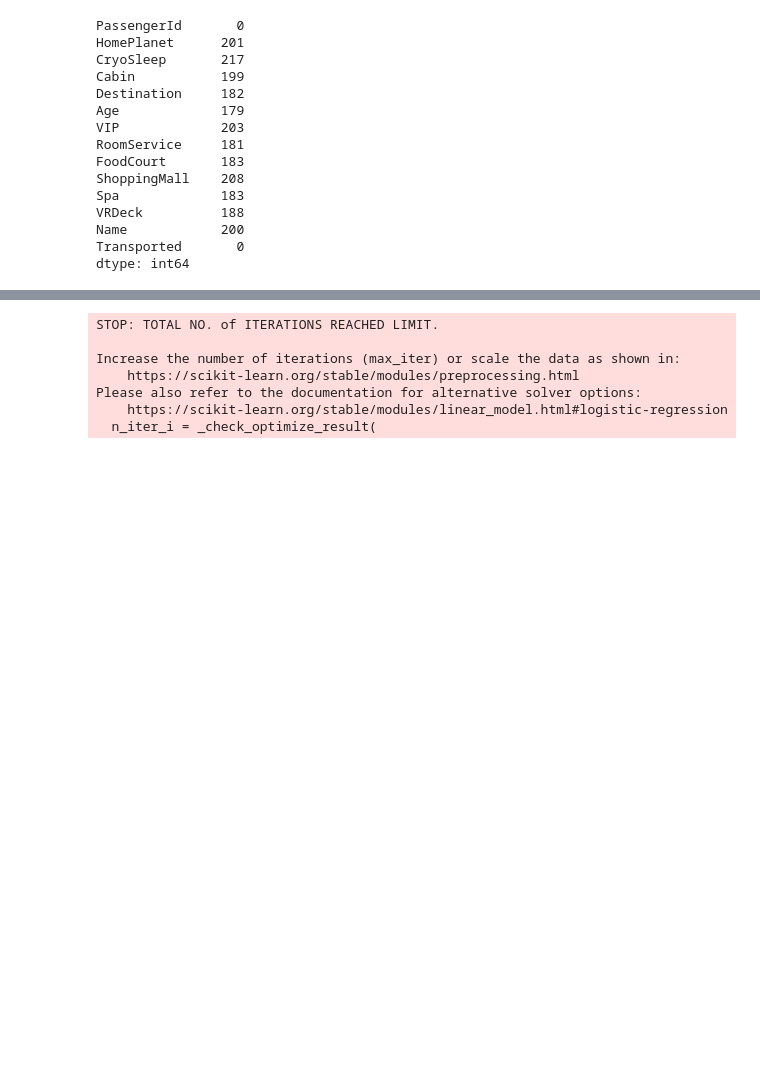
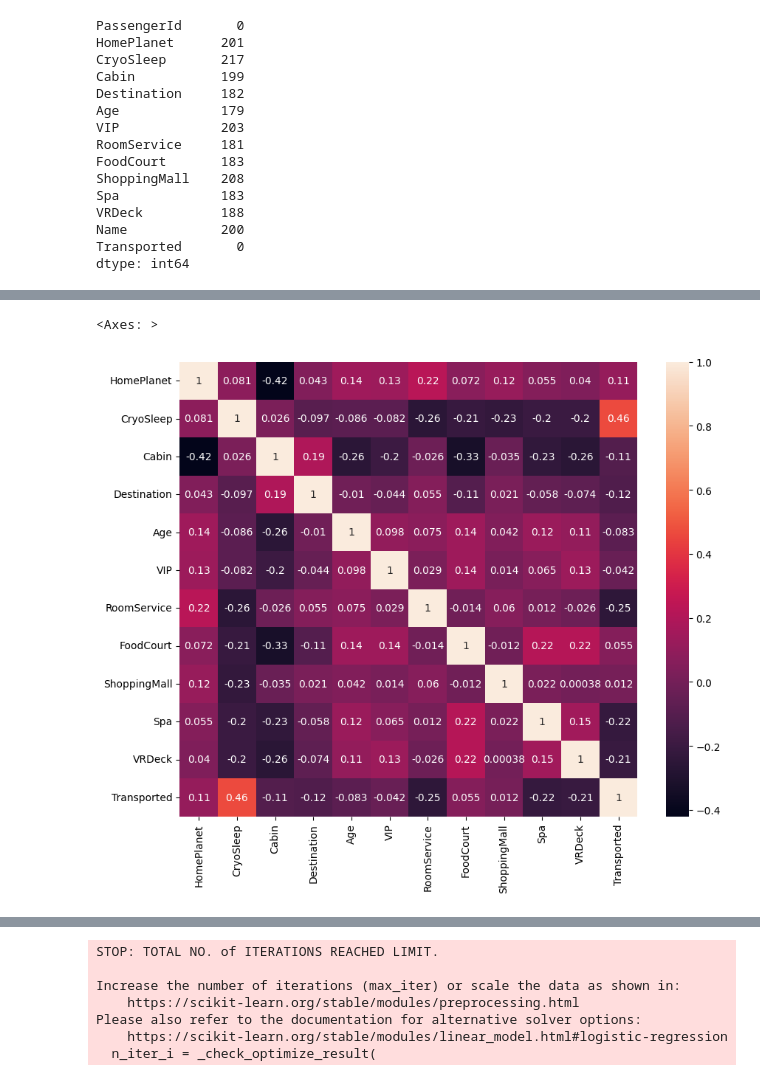
Before and after one commit to AkashKalme/Spaceship-Titanic, a Jupyter notebook: SpaceshipTitanic.ipynb, the cells around one changed output, grey strips where cells are left out. Cells and saved outputs as stored; diff of their text form; code cells hidden in the pictures; blank space fills up the shorter version.

```diff
--- a/SpaceshipTitanic.ipynb
+++ b/SpaceshipTitanic.ipynb
@@ -472,0 +238,7 @@ df_test
+# %%
+cor_mat = df_train.corr()
+plt.figure(figsize=(10, 8))
+sns.heatmap(cor_mat, annot=True)
+# %% [output]
+<Axes: >
+[figure, added]
```
Also changed, not shown: parts of 66 cells of this notebook.
